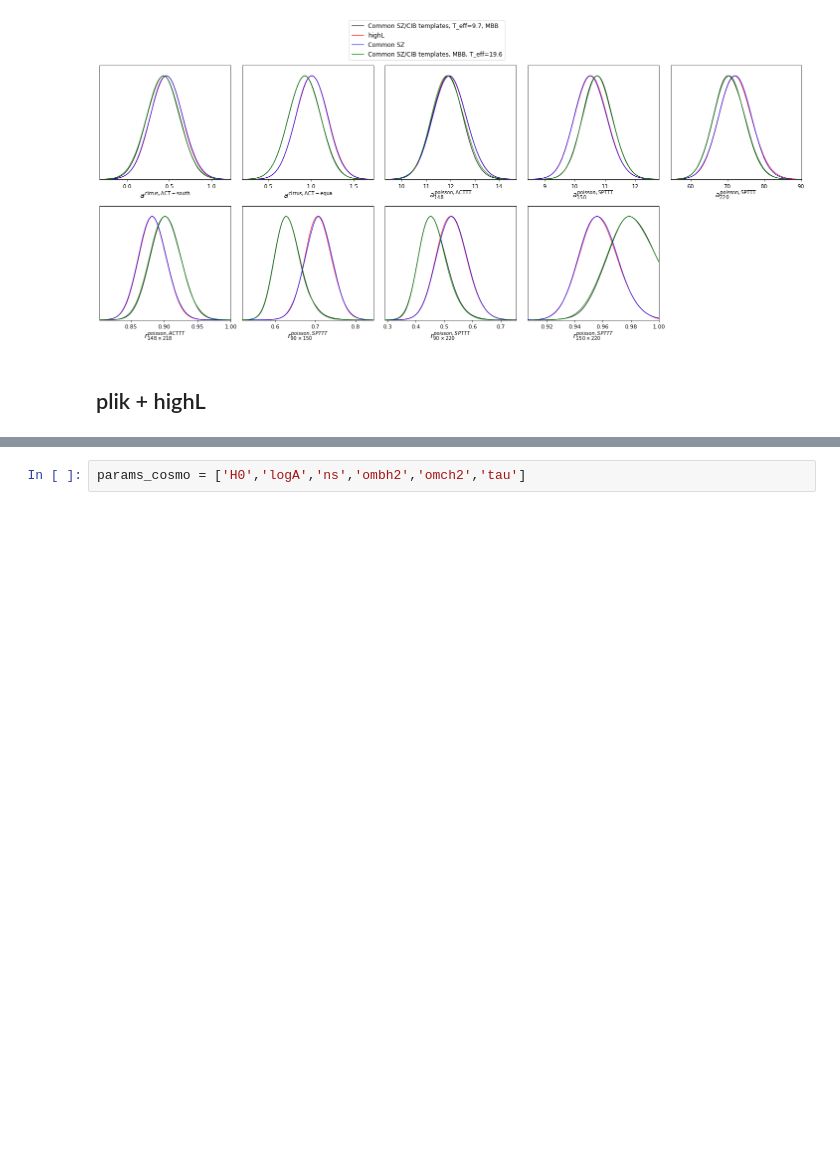
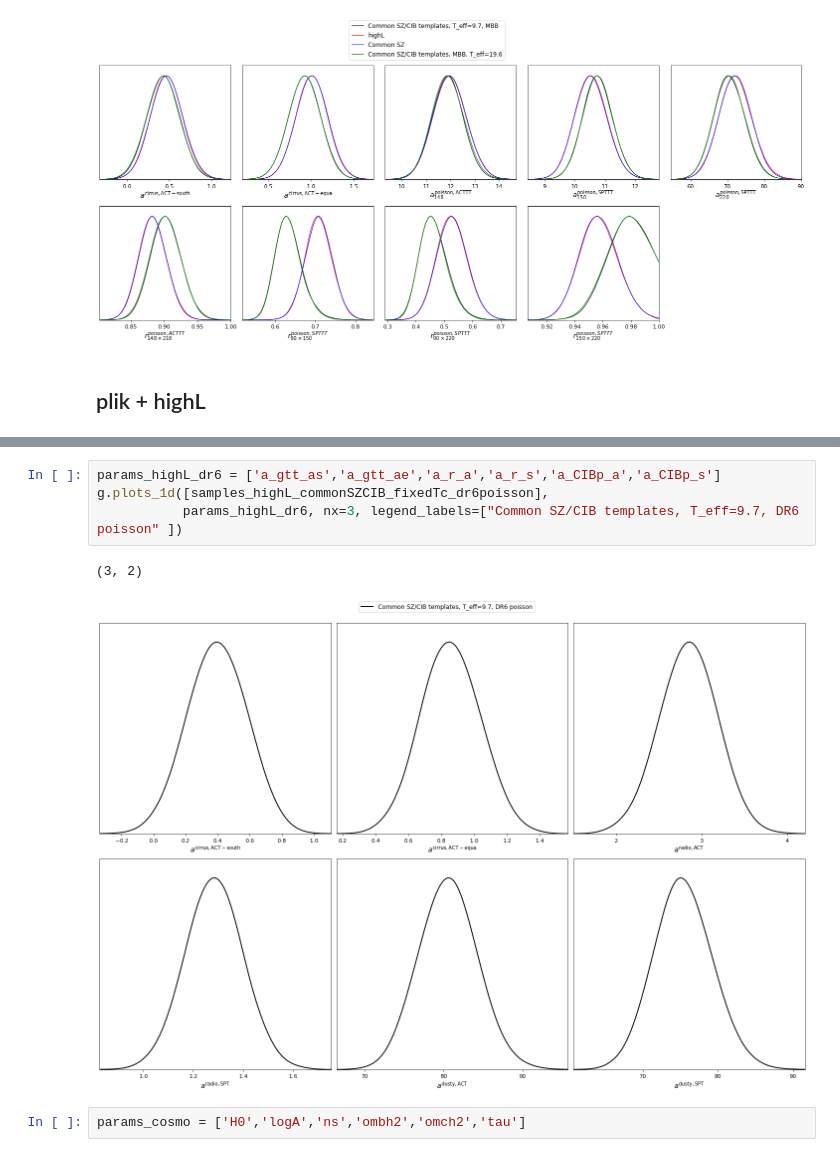
Before and after one commit to beringueb/DR6_fgmodels, a Jupyter notebook: notebooks/Plots.ipynb, the cells around one changed output, grey strips where cells are left out. Cells and saved outputs as stored; diff of their text form; blank space fills up the shorter version.

```diff
--- a/notebooks/Plots.ipynb
+++ b/notebooks/Plots.ipynb
@@ -89,3 +92,10 @@ g.plots_1d([ samples_plik_highL_commonSZCIB_fixedTc19, samples_plik_highL, sampl
+# %%
+params_highL_dr6 = ['a_gtt_as','a_gtt_ae','a_r_a','a_r_s','a_CIBp_a','a_CIBp_s']
+g.plots_1d([samples_highL_commonSZCIB_fixedTc_dr6poisson],
+           params_highL_dr6, nx=3, legend_labels=["Common SZ/CIB templates, T_eff=9.7, DR6 poisson" ])
+# %% [output]
+(3, 2)
+[figure, added]
 # %%
 params_cosmo = ['H0','logA','ns','ombh2','omch2','tau']
 # %%
```
Also changed, not shown: parts of 7 cells of this notebook, 9 other files.
